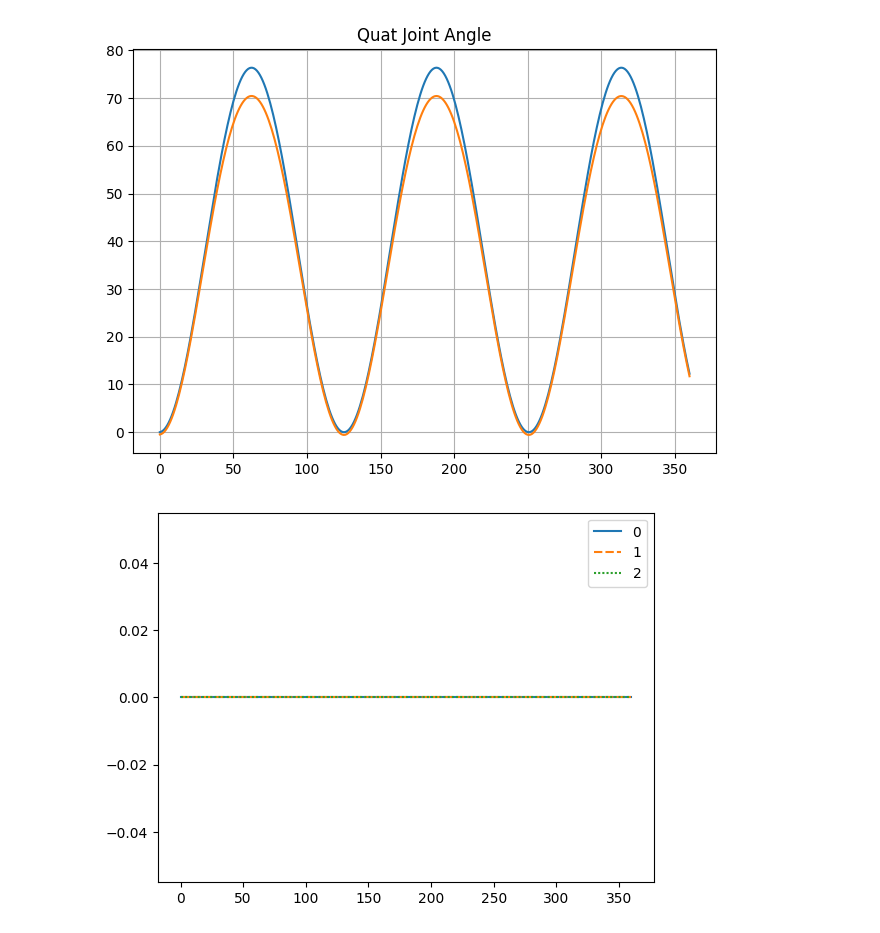
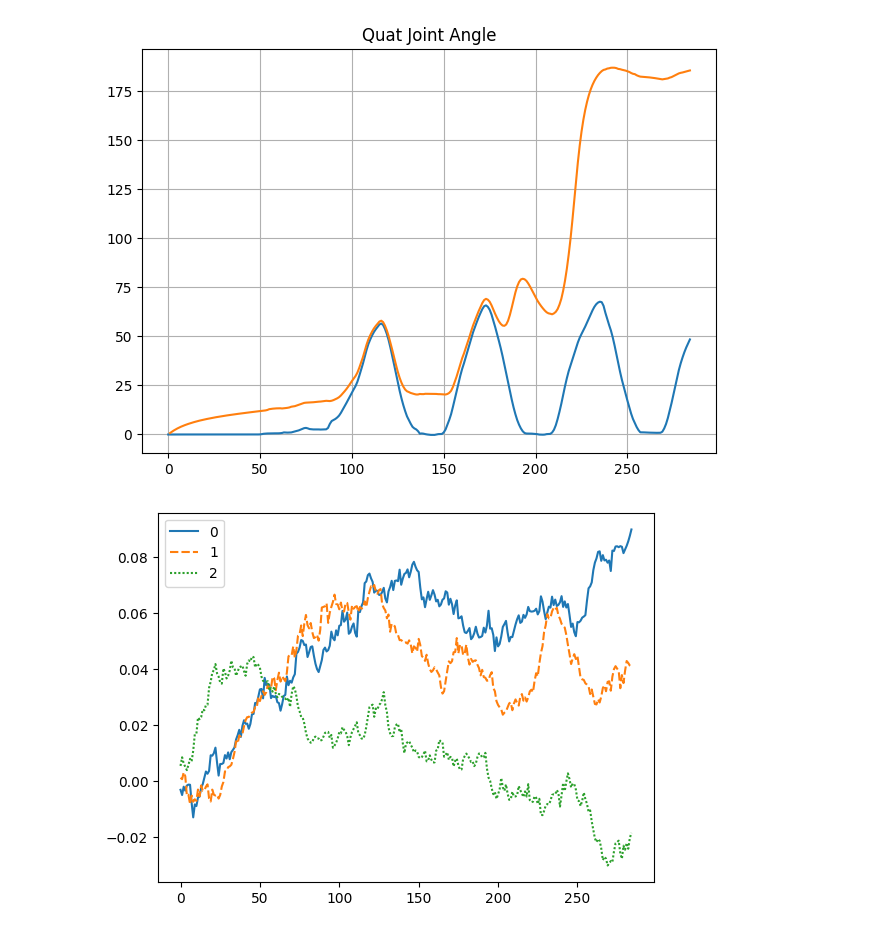
Before and after one commit to alejandromango/IMU-Analysis, a Jupyter notebook: SingleIMUGyrAngleSmarter.ipynb, the cells around one changed output. Drawn from its saved outputs; the diff is of its cells as text; code cells hidden in the pictures.

Commit message:
Added quaternion visualization and normalization

```diff
--- a/SingleIMUGyrAngleSmarter.ipynb
+++ b/SingleIMUGyrAngleSmarter.ipynb
@@ -8,12 +8,13 @@ import seaborn
 import matplotlib.pyplot as plt
 from vqf import VQF, offlineVQF
 import math
-TEST = True
+from skinematics import view
+TEST = False
 # %%
 # Get directories for IMU data
-forearmPath = "/Users/alex/Library/Mobile Documents/com~apple~CloudDocs/School/Masters/BME_207/Term Project/IMU Analysis/ForeArmReal20221111"#askdirectory(title='Select Folder Containing Forearm Data') # shows dialog box and return the path
+forearmPath = "/Users/alex/Library/Mobile Documents/com~apple~CloudDocs/School/Masters/BME_207/Term Project/IMU Analysis/ForeTestDataClip"#askdirectory(title='Select Folder Containing Forearm Data') # shows dialog box and return the path
 print(forearmPath)
-armPath = "/Users/alex/Library/Mobile Documents/com~apple~CloudDocs/School/Masters/BME_207/Term Project/IMU Analysis/ArmReal20221111"#askdirectory(title='Select Folder Containing Arm Data') # shows dialog box and return the path
+armPath = "/Users/alex/Library/Mobile Documents/com~apple~CloudDocs/School/Masters/BME_207/Term Project/IMU Analysis/ArmTestDataClip"#askdirectory(title='Select Folder Containing Arm Data') # shows dialog box and return the path
 print(armPath)
 foreArmGData = pandas.read_csv("{}/Gyroscope.csv".format(forearmPath))
 armGData = pandas.read_csv("{}/Gyroscope.csv".format(armPath))
@@ -31,7 +32,7 @@ foreArmMData = foreArmMData[:minDataLength]
 armMData = armMData[:minDataLength]
 
 # Number of samples a second to resample data at and valiue in Hz
-reSamples = 15.0
+reSamples = 60.0
 reSampleRate = 1.0/reSamples
 
 # Initialize gyroscope data array(g1, g2) (2 arrays with # rows equal to # sample and each row [x, y, z])
@@ -81,9 +82,6 @@ aDataI = numpy.array([numpy.array(aFore), numpy.array(aArm)])
 # Initialize magnetometer data array (m1, m1) (2 arrays with # rows equal to # samples and each row [x, y, z])
 mDataRaw = numpy.array([numpy.stack([foreArmMData['X (µT)'].values, foreArmMData['Y (µT)'].values, foreArmMData['Z (µT)'].values], 1),\
                     numpy.stack([armMData['X (µT)'].values, armMData['Y (µT)'].values, armMData['Z (µT)'].values], 1)])
-# Number of samples a second to resample data in Hz and valiue in s
-reSamples = 15.0
-reSampleRate = 1.0/reSamples
 # Calculate new time vectors with sample grouping between samples in seconds
 timeVForeM = numpy.floor((foreArmMData['Time (s)'].values/reSampleRate))
 timeVArmM = numpy.floor((armMData['Time (s)'].values/reSampleRate))
@@ -184,30 +195,30 @@ plt.show()
 # %%
 # Calculate time delta between samples in seconds
 deltat = reSampleRate#numpy.average(numpy.diff(foreArmGData['Time (s)'].values))
 # Calculate angle moved for each time step by integrating gyroscope data over time
 angleSteps = gData * deltat
 angleData = numpy.cumsum(angleSteps, axis=1)
 degreeData = numpy.rad2deg(angleData)
 # seaborn.set(style="darkgrid")
 # seaborn.lineplot(data=degreeData[0, 0])
 plt.figure()
 # plt.subplot(211)
 plt.plot(degreeData[0, :, 0])
 plt.title('Degree Joint Angle')
 # plt.grid()
 # plt.subplot(212)
-plt.plot(-2*numpy.rad2deg(jointAngleQuat))#vqfOffline1['quat6D'][:, 0]))
+plt.plot(jointAngleQuatCos)#vqfOffline1['quat6D'][:, 0]))
 plt.grid()
 plt.title('Quat Joint Angle')
 plt.tight_layout()
 plt.show()
 # %% [output]
-[figure, old version]
+[figure, new version]
 # %%
 
 b = seaborn.lineplot(data=degreeData[1])
 # %% [output]
-[figure, old version]
+[figure, new version]
 # %%
 def getJEst(aEst):
     j1Est = numpy.array([numpy.cos(aEst[0][1])*numpy.cos(aEst[0][2]), numpy.cos(aEst[0][1])*numpy.sin(aEst[0][2]), numpy.sin(aEst[0][1])])
```
Also changed, not shown: parts of 6 cells of this notebook.
